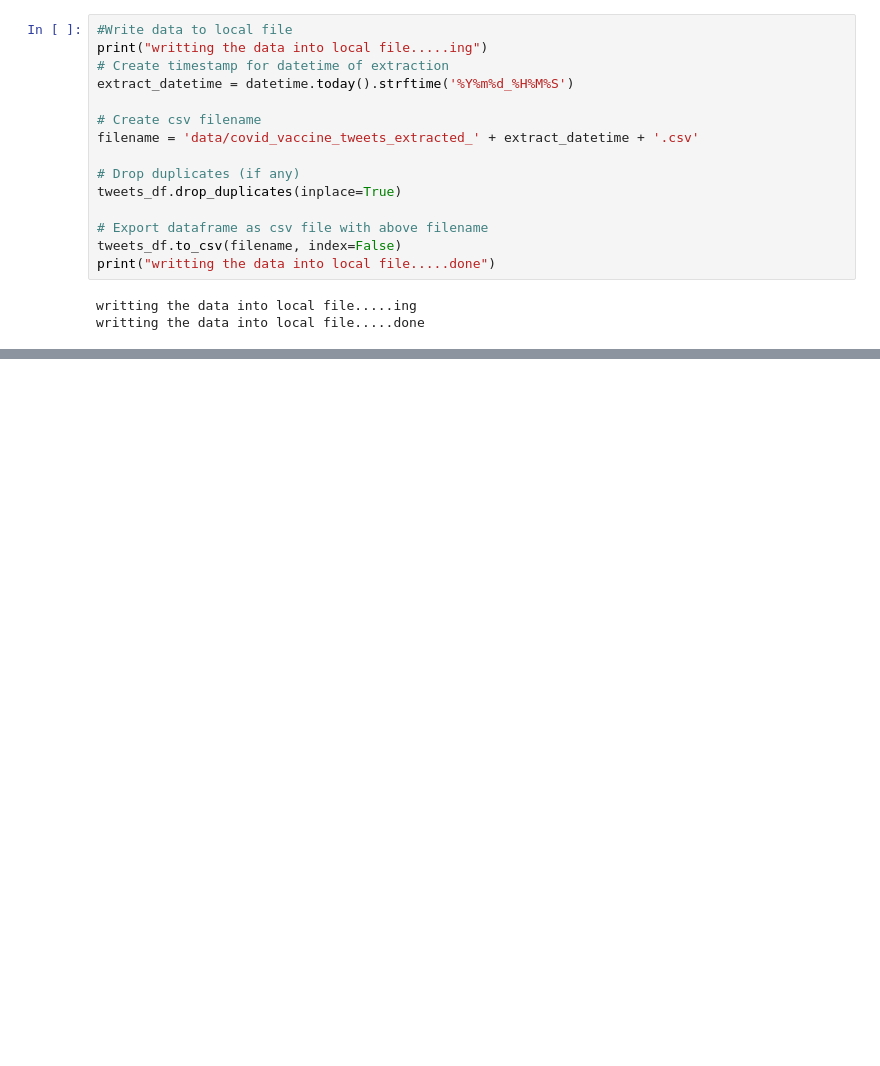
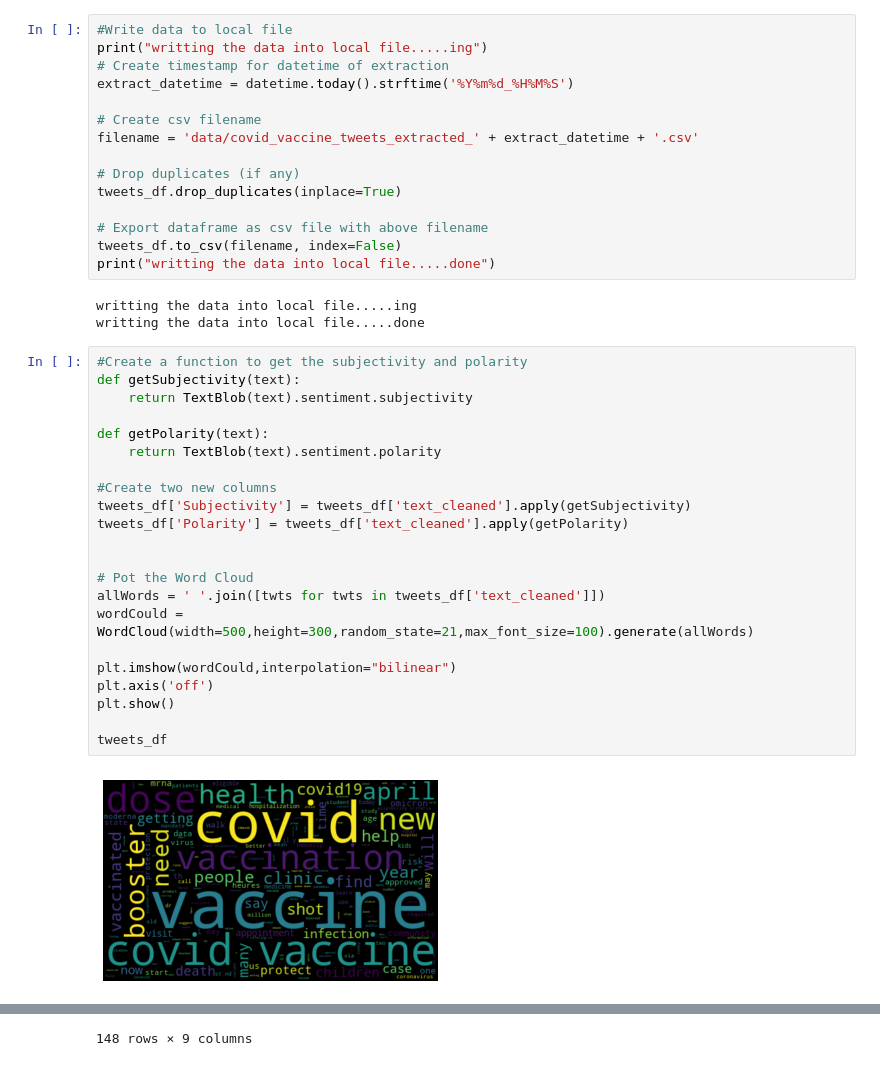
Before and after one commit to group5uol/Sentiment-Analysis, a Jupyter notebook: sentimentAnalysis.ipynb, the cells around one changed output, grey strips where cells are left out. Cells and saved outputs as stored; diff of their text form; blank space fills up the shorter version.

Commit message:
simply analysis not module: picture for cloud picture for different type of sentiments

```diff
--- a/sentimentAnalysis.ipynb
+++ b/sentimentAnalysis.ipynb
@@ -156,3 +157,27 @@ print("writting the data into local file.....done")
 # %% [output]
 writting the data into local file.....ing
 writting the data into local file.....done
+# %%
+#Create a function to get the subjectivity and polarity
+def getSubjectivity(text):
+    return TextBlob(text).sentiment.subjectivity
+
+def getPolarity(text):
+    return TextBlob(text).sentiment.polarity
+
+#Create two new columns
+tweets_df['Subjectivity'] = tweets_df['text_cleaned'].apply(getSubjectivity)
+tweets_df['Polarity'] = tweets_df['text_cleaned'].apply(getPolarity)
+
+
+# Pot the Word Cloud
+allWords = ' '.join([twts for twts in tweets_df['text_cleaned']])
+wordCould = WordCloud(width=500,height=300,random_state=21,max_font_size=100).generate(allWords)
+
+plt.imshow(wordCould,interpolation="bilinear")
+plt.axis('off')
+plt.show()
+
+tweets_df
+# %% [output]
+[figure, added]
@@ -158,0 +196 @@ writting the data into local file.....done
+148 rows × 9 columns
```
Also changed, not shown: parts of 7 cells of this notebook, 1 other file.
